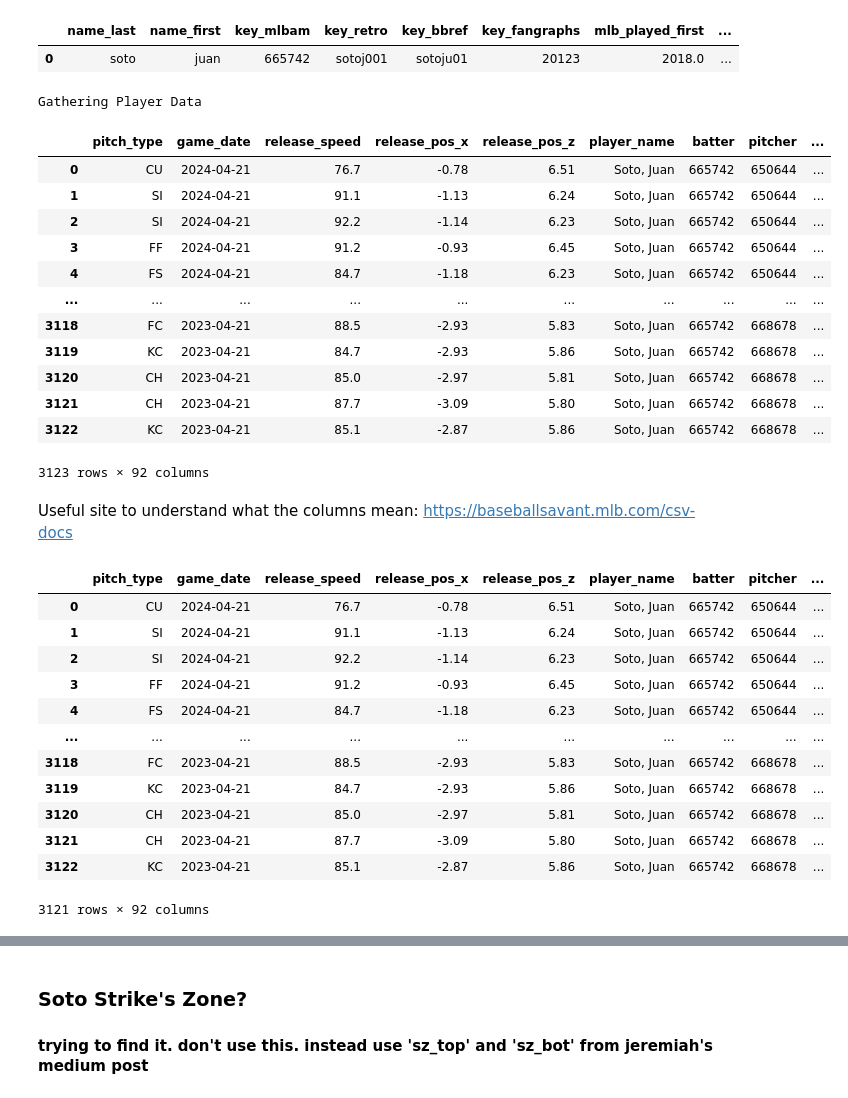
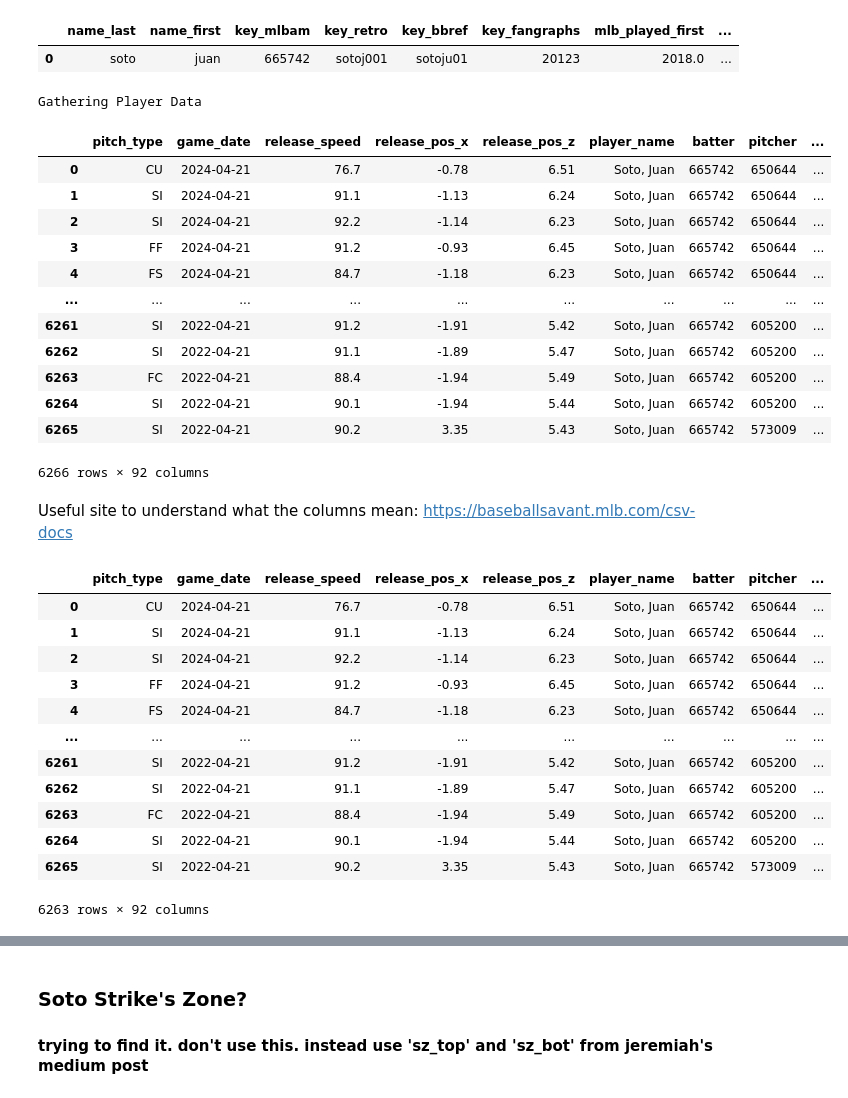
Before and after one commit to samuelchu90/Baseball-Projects, a Jupyter notebook: predict_woba.ipynb, the cells around one changed output, grey strips where cells are left out. Cells and saved outputs as stored; diff of their text form; code cells hidden in the pictures.

```diff
--- a/predict_woba.ipynb
+++ b/predict_woba.ipynb
@@ -32,23 +38,23 @@ Gathering player lookup table. This may take a moment.
 # %%
 #juan soto's id is 665742
 #find juan soto's stats from '2023-04-21' to '2024-04-21'
-soto_stats = statcast_batter('2023-04-21', '2024-04-21', 665742)
+soto_stats = statcast_batter('2022-04-21', '2024-04-21', 665742)
 soto_stats
 # %% [output]
 Gathering Player Data
 |  | pitch_type | game_date | release_speed | release_pos_x | release_pos_z | player_name | batter | pitcher | ... |
 | 0 | CU | 2024-04-21 | 76.7 | -0.78 | 6.51 | Soto, Juan | 665742 | 650644 | ... |
 | 1 | SI | 2024-04-21 | 91.1 | -1.13 | 6.24 | Soto, Juan | 665742 | 650644 | ... |
 | 2 | SI | 2024-04-21 | 92.2 | -1.14 | 6.23 | Soto, Juan | 665742 | 650644 | ... |
 | 3 | FF | 2024-04-21 | 91.2 | -0.93 | 6.45 | Soto, Juan | 665742 | 650644 | ... |
 | 4 | FS | 2024-04-21 | 84.7 | -1.18 | 6.23 | Soto, Juan | 665742 | 650644 | ... |
 | ... | ... | ... | ... | ... | ... | ... | ... | ... | ... |
-| 3118 | FC | 2023-04-21 | 88.5 | -2.93 | 5.83 | Soto, Juan | 665742 | 668678 | ... |
-| 3119 | KC | 2023-04-21 | 84.7 | -2.93 | 5.86 | Soto, Juan | 665742 | 668678 | ... |
-| 3120 | CH | 2023-04-21 | 85.0 | -2.97 | 5.81 | Soto, Juan | 665742 | 668678 | ... |
-| 3121 | CH | 2023-04-21 | 87.7 | -3.09 | 5.80 | Soto, Juan | 665742 | 668678 | ... |
-| 3122 | KC | 2023-04-21 | 85.1 | -2.87 | 5.86 | Soto, Juan | 665742 | 668678 | ... |
+| 6261 | SI | 2022-04-21 | 91.2 | -1.91 | 5.42 | Soto, Juan | 665742 | 605200 | ... |
+| 6262 | SI | 2022-04-21 | 91.1 | -1.89 | 5.47 | Soto, Juan | 665742 | 605200 | ... |
+| 6263 | FC | 2022-04-21 | 88.4 | -1.94 | 5.49 | Soto, Juan | 665742 | 605200 | ... |
+| 6264 | SI | 2022-04-21 | 90.1 | -1.94 | 5.44 | Soto, Juan | 665742 | 605200 | ... |
+| 6265 | SI | 2022-04-21 | 90.2 | 3.35 | 5.43 | Soto, Juan | 665742 | 573009 | ... |
-3123 rows × 92 columns
+6266 rows × 92 columns
 # %% [markdown]
 Useful site to understand what the columns mean: https://baseballsavant.mlb.com/csv-docs
 # %%
@@ -64,12 +70,12 @@ soto_stats
 | 3 | FF | 2024-04-21 | 91.2 | -0.93 | 6.45 | Soto, Juan | 665742 | 650644 | ... |
 | 4 | FS | 2024-04-21 | 84.7 | -1.18 | 6.23 | Soto, Juan | 665742 | 650644 | ... |
 | ... | ... | ... | ... | ... | ... | ... | ... | ... | ... |
-| 3118 | FC | 2023-04-21 | 88.5 | -2.93 | 5.83 | Soto, Juan | 665742 | 668678 | ... |
-| 3119 | KC | 2023-04-21 | 84.7 | -2.93 | 5.86 | Soto, Juan | 665742 | 668678 | ... |
-| 3120 | CH | 2023-04-21 | 85.0 | -2.97 | 5.81 | Soto, Juan | 665742 | 668678 | ... |
-| 3121 | CH | 2023-04-21 | 87.7 | -3.09 | 5.80 | Soto, Juan | 665742 | 668678 | ... |
-| 3122 | KC | 2023-04-21 | 85.1 | -2.87 | 5.86 | Soto, Juan | 665742 | 668678 | ... |
+| 6261 | SI | 2022-04-21 | 91.2 | -1.91 | 5.42 | Soto, Juan | 665742 | 605200 | ... |
+| 6262 | SI | 2022-04-21 | 91.1 | -1.89 | 5.47 | Soto, Juan | 665742 | 605200 | ... |
+| 6263 | FC | 2022-04-21 | 88.4 | -1.94 | 5.49 | Soto, Juan | 665742 | 605200 | ... |
+| 6264 | SI | 2022-04-21 | 90.1 | -1.94 | 5.44 | Soto, Juan | 665742 | 605200 | ... |
+| 6265 | SI | 2022-04-21 | 90.2 | 3.35 | 5.43 | Soto, Juan | 665742 | 573009 | ... |
-3121 rows × 92 columns
+6263 rows × 92 columns
 # %%
 #soto_stats[soto_stats['woba_value']>0][['events', 'woba_value', 'woba_denom']].sample(10)
 # %% [markdown]
```
Also changed, not shown: parts of 27 cells of this notebook, 1 other file.
